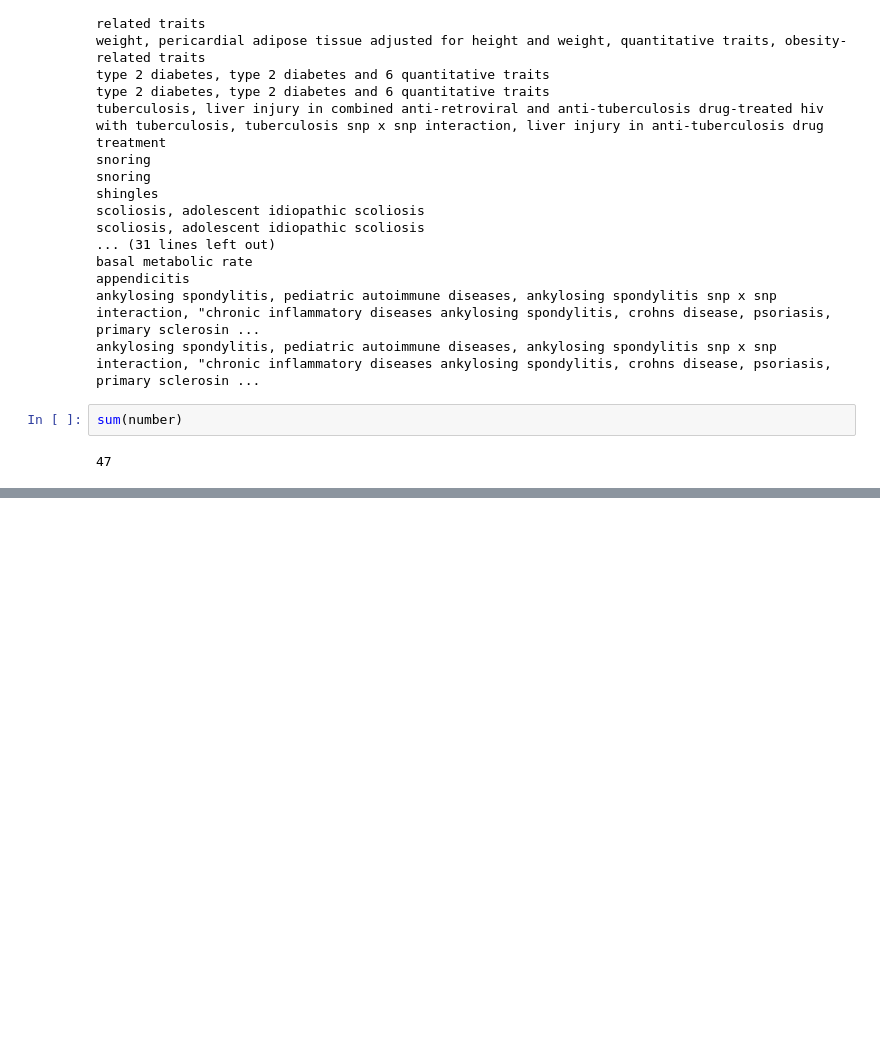
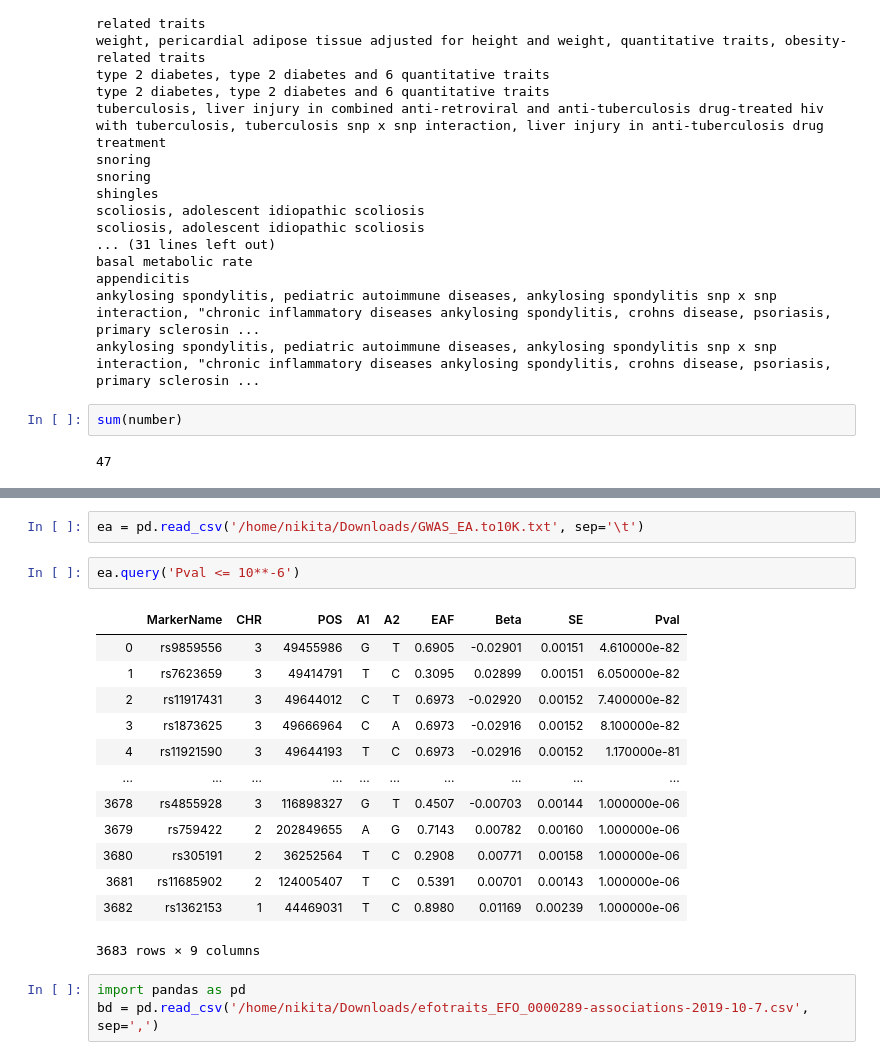
Before and after one commit to faramer86/GPrior, a Jupyter notebook: UKBB.ipynb, the cells around one changed output, grey strips where cells are left out. Drawn from its saved outputs; the diff is of its cells as text; blank space fills up the shorter version.

```diff
--- a/UKBB.ipynb
+++ b/UKBB.ipynb
@@ -348,0 +460,21 @@ sum(number)
+# %%
+ea = pd.read_csv('/home/nikita/Downloads/GWAS_EA.to10K.txt', sep='\t')
+# %%
+ea.query('Pval <= 10**-6')
+# %% [output]
+|  | MarkerName | CHR | POS | A1 | A2 | EAF | Beta | SE | Pval |
+| 0 | rs9859556 | 3 | 49455986 | G | T | 0.6905 | -0.02901 | 0.00151 | 4.610000e-82 |
+| 1 | rs7623659 | 3 | 49414791 | T | C | 0.3095 | 0.02899 | 0.00151 | 6.050000e-82 |
+| 2 | rs11917431 | 3 | 49644012 | C | T | 0.6973 | -0.02920 | 0.00152 | 7.400000e-82 |
+| 3 | rs1873625 | 3 | 49666964 | C | A | 0.6973 | -0.02916 | 0.00152 | 8.100000e-82 |
+| 4 | rs11921590 | 3 | 49644193 | T | C | 0.6973 | -0.02916 | 0.00152 | 1.170000e-81 |
+| ... | ... | ... | ... | ... | ... | ... | ... | ... | ... |
+| 3678 | rs4855928 | 3 | 116898327 | G | T | 0.4507 | -0.00703 | 0.00144 | 1.000000e-06 |
+| 3679 | rs759422 | 2 | 202849655 | A | G | 0.7143 | 0.00782 | 0.00160 | 1.000000e-06 |
+| 3680 | rs305191 | 2 | 36252564 | T | C | 0.2908 | 0.00771 | 0.00158 | 1.000000e-06 |
+| 3681 | rs11685902 | 2 | 124005407 | T | C | 0.5391 | 0.00701 | 0.00143 | 1.000000e-06 |
+| 3682 | rs1362153 | 1 | 44469031 | T | C | 0.8980 | 0.01169 | 0.00239 | 1.000000e-06 |
+3683 rows × 9 columns
+# %%
+import pandas as pd
+bd = pd.read_csv('/home/nikita/Downloads/efotraits_EFO_0000289-associations-2019-10-7.csv', sep=',')
```
Also changed, not shown: parts of 18 cells of this notebook, 5 other files.
